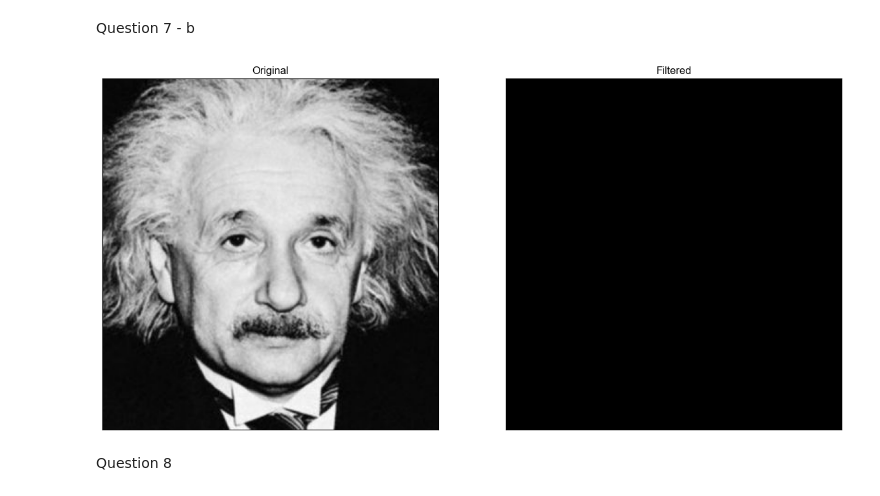
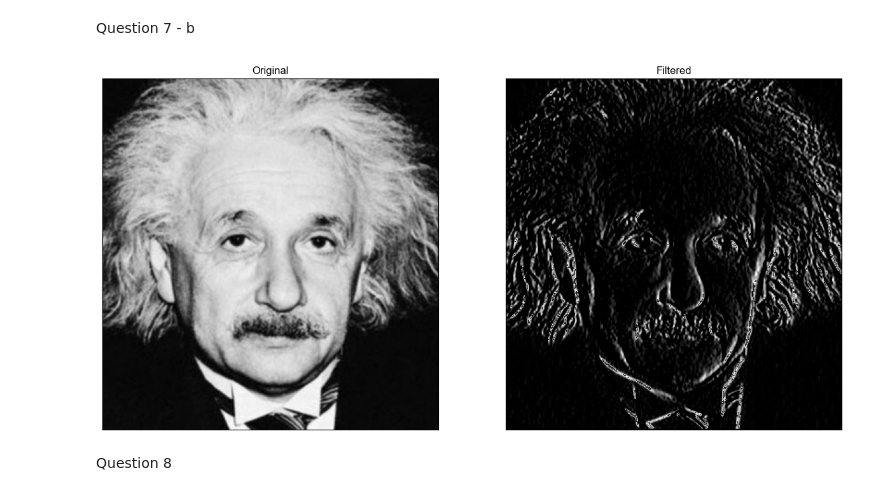
Before and after one commit to Dulan24/S5_EN3061_Image-processing, a Jupyter notebook: Activity 01/answers/codes.ipynb, the cells around one changed output. Drawn from its saved outputs; the diff is of its cells as text; code cells hidden in the pictures.

```diff
--- a/Activity 01/answers/codes.ipynb
+++ b/Activity 01/answers/codes.ipynb
@@ -190,9 +190,9 @@ import math
 
 img_orig = cv.imread('../spider.png', cv.IMREAD_COLOR)
 sigma = 70
-a = 8000
+a = 0.8
 def fn(x):
-    return int(min(255,x+(a/128)*np.exp(-((x-128)**2)/(2*(sigma**2)))))
+    return int(min(255,x+(a*128)*np.exp(-((x-128)**2)/(2*(sigma**2)))))
 img_o = cv.cvtColor(img_orig, cv.COLOR_BGR2RGB)
 img_cvt = cv.cvtColor(img_orig, cv.COLOR_BGR2HSV)
 h_img, s_img, v_img = cv.split(img_cvt)
@@ -227,7 +227,7 @@ axarr[1, 0].set_title('Intensity Transformation')
 axarr[1, 0].plot(table)
 axarr[1, 0].grid()
 axarr[1, 0].set_xlim(0, 255)
-axarr[1, 0].set_ylim(0, 255)
+axarr[1, 0].set_ylim(0, 256)
 axarr[1, 0].set_aspect('equal')
 axarr[1, 0].set_xlabel('input, $\mathbf{x}$')
 axarr[1, 0].set_ylabel(r'output, $f(x) = min(255, x + \frac{a}{128} \cdot e^{-\frac{(x - 128)^2}{2\sigma^2}})$')
@@ -353,40 +441,41 @@ def k_filter(image, kernel):
 
     normalized_image = cv.normalize(image.astype('float'), None, 0.0, 1.0, cv.NORM_MINMAX)
     kernel_sum = np.sum(kernel)
-    normalized_kernel = kernel / kernel_sum
+    normalized_kernel = kernel #/ kernel_sum
     result = np.zeros(image.shape, dtype='float')
 
     for i in range(h_start, h-h_start):
         for j in range(w_start, w-w_start):
-            result[i][j] = np.dot(normalized_image[i-h_start : i+h_start+1, j-w_start: j+w_start+1].flatten(), normalized_kernel.flatten())
-
+            result[i][j] = max(0,min(255.0,np.dot(normalized_image[i-h_start : i+h_start+1, j-w_start: j+w_start+1].flatten(), normalized_kernel.flatten())))
+    #print(image)
+    #print(result)
     result = 255.0 * result
     answer = result.astype(np.uint8)
     return answer
 
 
 img = cv.imread('../einstein.png', cv.IMREAD_GRAYSCALE)
 
 # Define a kernel
 kernel = np.array([
     [1, 0, -1],
     [2, 0, -2],
     [1, 0, -1]
 ], dtype='float')
 
 
 f, axarr = plt.subplots(1,2,figsize=(15,10))
 axarr[0].imshow(img, cmap="gray")
 axarr[0].set_title('Original')
 axarr[0].set_xticks([]), axarr[0].set_yticks([])
 
 
 axarr[1].imshow(k_filter(img, kernel), cmap="gray")
 axarr[1].set_title('Filtered')
 axarr[1].set_xticks([]), axarr[1].set_yticks([])
 
 plt.show()
 # %% [output]
-[figure, old version]
+[figure, new version]
 # %% [markdown]
 Question 8
```
Also changed, not shown: parts of 3 cells of this notebook, 1 other file.
